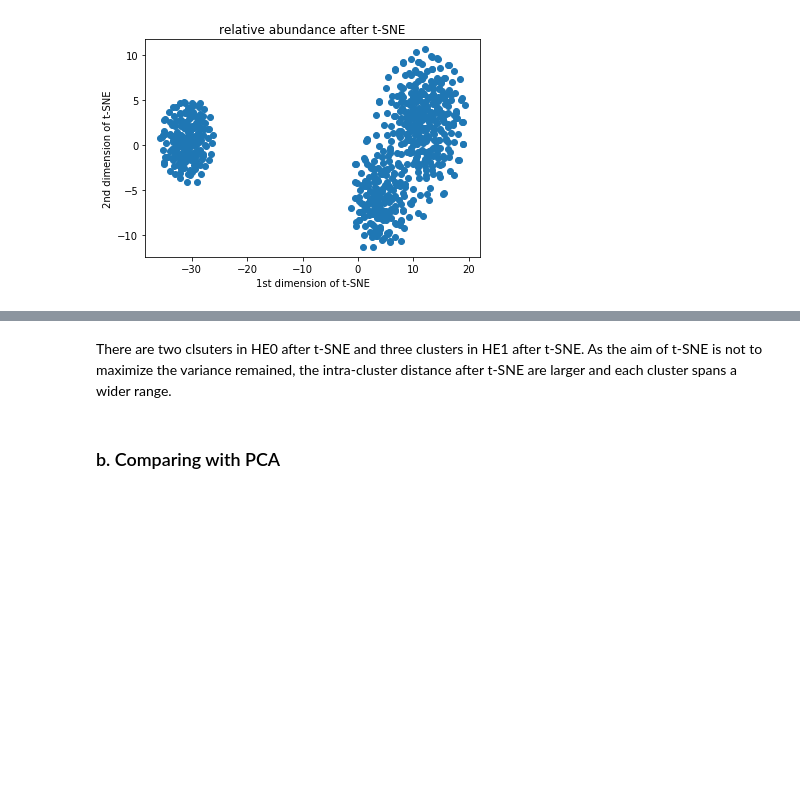
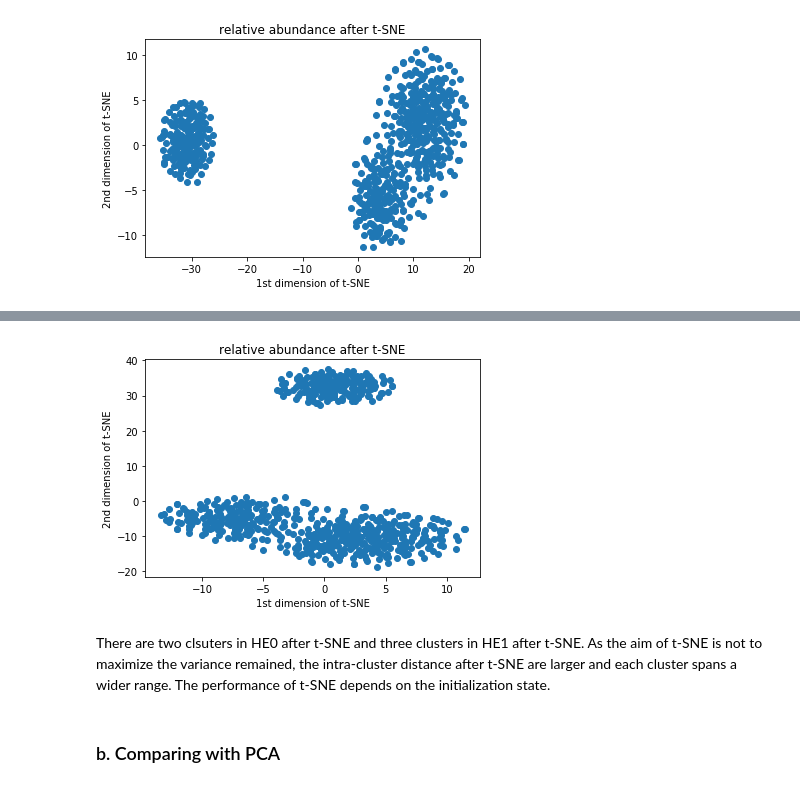
Before and after one commit to cam-ge/mp2, a Jupyter notebook: MP2.ipynb, the cells around one changed output, grey strips where cells are left out. Cells and saved outputs as stored; diff of their text form; code cells hidden in the pictures; blank space fills up the shorter version.

```diff
--- a/MP2.ipynb
+++ b/MP2.ipynb
@@ -519,5 +555,9 @@ plot(newhe1_plot_tsne, '1st dimension of t-SNE', '2nd dimension of t-SNE', 'rela
+# %%
+plot(newhe1_plot_tsne, '1st dimension of t-SNE', '2nd dimension of t-SNE', 'relative abundance after t-SNE')
+# %% [output]
+[figure, added]
 # %% [markdown]
-There are two clsuters in HE0 after t-SNE and three clusters in HE1 after t-SNE. As the aim of t-SNE is not to maximize the variance remained, the intra-cluster distance after t-SNE are larger and each cluster spans a wider range.
+There are two clsuters in HE0 after t-SNE and three clusters in HE1 after t-SNE. As the aim of t-SNE is not to maximize the variance remained, the intra-cluster distance after t-SNE are larger and each cluster spans a wider range. The performance of t-SNE depends on the initialization state.
 # %% [markdown]
 ### b. Comparing with PCA
 # %% [markdown]
```
Also changed, not shown: parts of 8 cells of this notebook, 2 other files.
